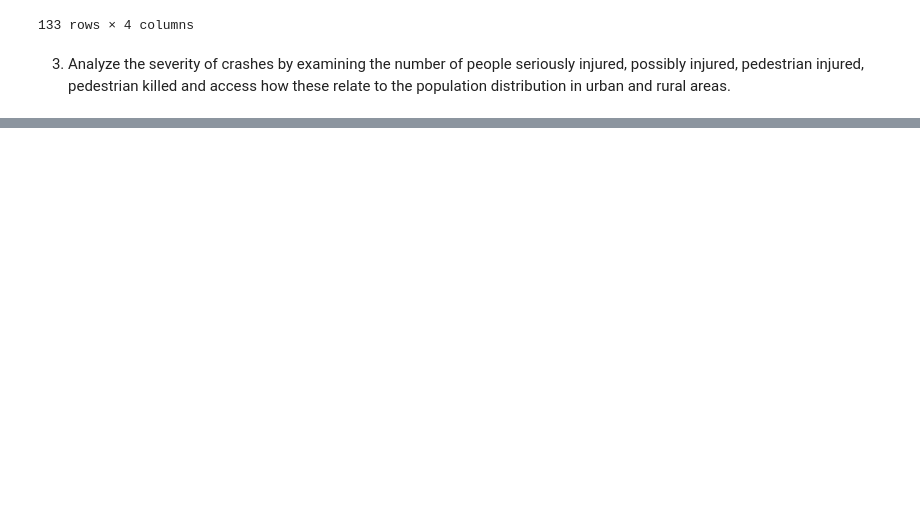
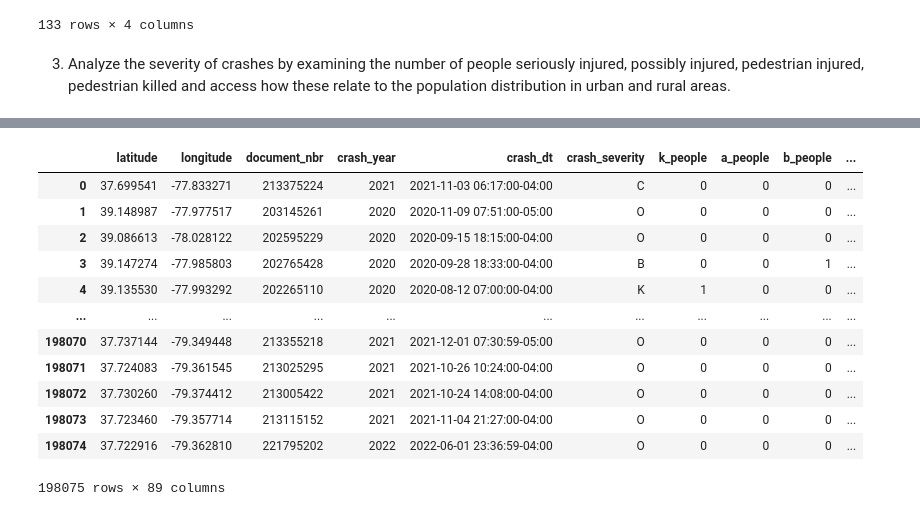
Before and after one commit to Eliab16/VDOT-crash-analysis, a Jupyter notebook: notebooks/VDOT-2.ipynb, the cells around one changed output, grey strips where cells are left out. Saved outputs shown, nothing was run; the diff lists cells and outputs as text; code cells hidden in the pictures; blank space fills up the shorter version.

Commit message:
merged_data

```diff
--- a/notebooks/VDOT-2.ipynb
+++ b/notebooks/VDOT-2.ipynb
@@ -116,2 +133,18 @@ pedestrian killed and access how these relate to the population distribution in
 # %%
 merged_data =pd.merge(crash_data,va_county,on='locality',how='inner')
+# %%
+merged_data
+# %% [output]
+|  | latitude | longitude | document_nbr | crash_year | crash_dt | crash_severity | k_people | a_people | b_people | ... |
+| 0 | 37.699541 | -77.833271 | 213375224 | 2021 | 2021-11-03 06:17:00-04:00 | C | 0 | 0 | 0 | ... |
+| 1 | 39.148987 | -77.977517 | 203145261 | 2020 | 2020-11-09 07:51:00-05:00 | O | 0 | 0 | 0 | ... |
+| 2 | 39.086613 | -78.028122 | 202595229 | 2020 | 2020-09-15 18:15:00-04:00 | O | 0 | 0 | 0 | ... |
+| 3 | 39.147274 | -77.985803 | 202765428 | 2020 | 2020-09-28 18:33:00-04:00 | B | 0 | 0 | 1 | ... |
+| 4 | 39.135530 | -77.993292 | 202265110 | 2020 | 2020-08-12 07:00:00-04:00 | K | 1 | 0 | 0 | ... |
+| ... | ... | ... | ... | ... | ... | ... | ... | ... | ... | ... |
+| 198070 | 37.737144 | -79.349448 | 213355218 | 2021 | 2021-12-01 07:30:59-05:00 | O | 0 | 0 | 0 | ... |
+| 198071 | 37.724083 | -79.361545 | 213025295 | 2021 | 2021-10-26 10:24:00-04:00 | O | 0 | 0 | 0 | ... |
+| 198072 | 37.730260 | -79.374412 | 213005422 | 2021 | 2021-10-24 14:08:00-04:00 | O | 0 | 0 | 0 | ... |
+| 198073 | 37.723460 | -79.357714 | 213115152 | 2021 | 2021-11-04 21:27:00-04:00 | O | 0 | 0 | 0 | ... |
+| 198074 | 37.722916 | -79.362810 | 221795202 | 2022 | 2022-06-01 23:36:59-04:00 | O | 0 | 0 | 0 | ... |
+198075 rows × 89 columns
```
Also changed, not shown: parts of 11 cells of this notebook.
